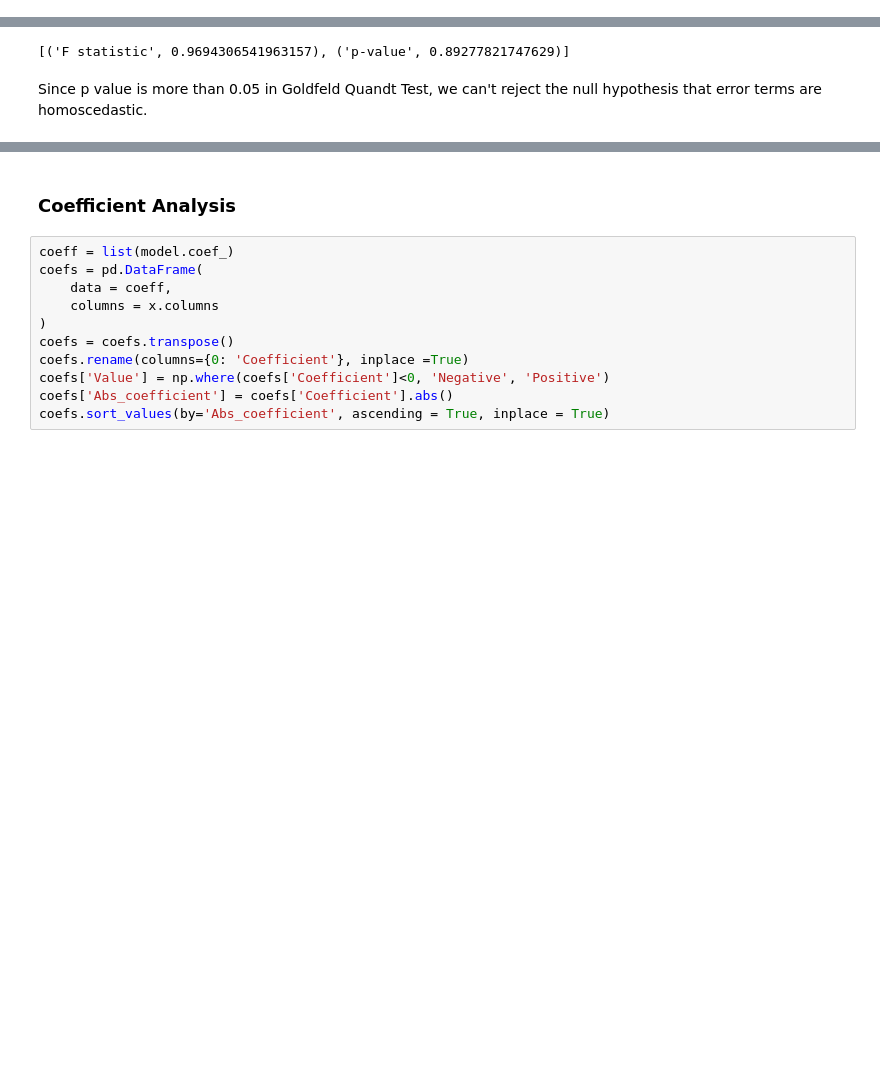
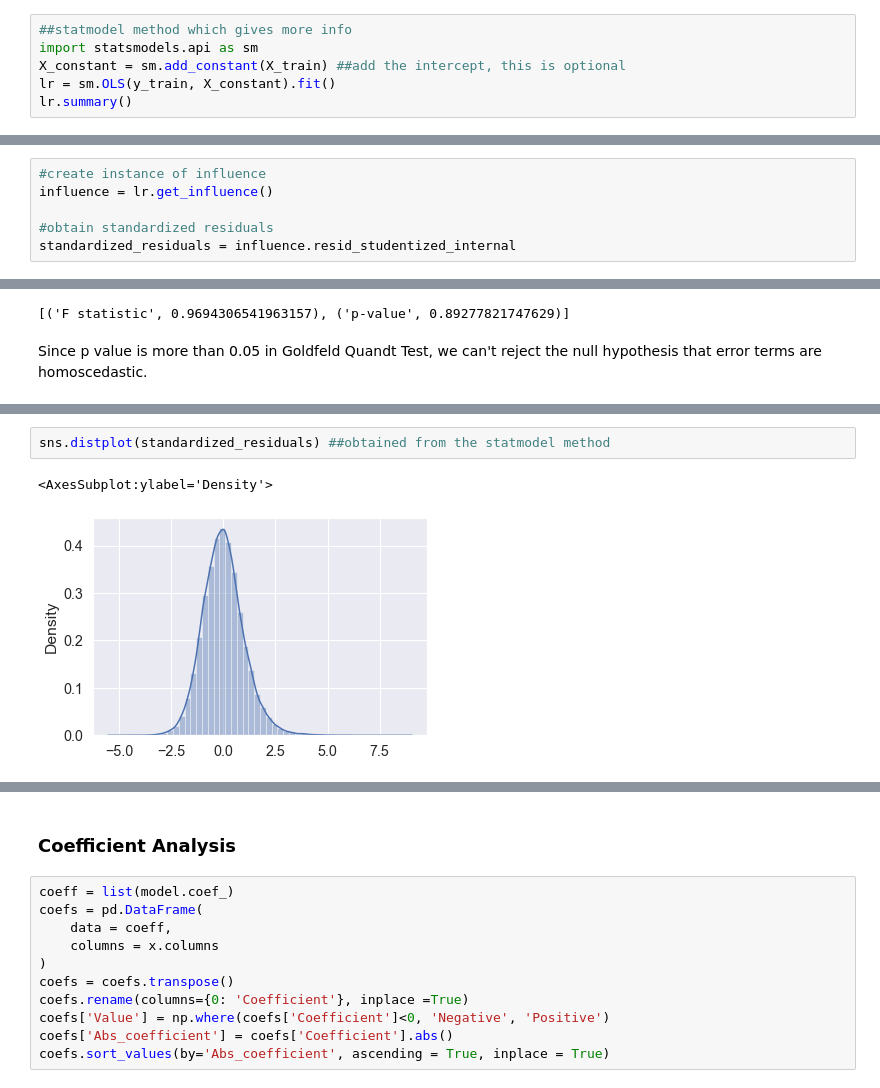
Before and after one commit to milkmanex1/HDB, a Jupyter notebook: Linear Regression.ipynb, the cells around one changed output, grey strips where cells are left out. Drawn from its saved outputs; the diff is of its cells as text; blank space fills up the shorter version.

```diff
--- a/Linear Regression.ipynb
+++ b/Linear Regression.ipynb
@@ -32,3 +30,9 @@ print (X_test.shape, y_test.shape)
 # %% [output]
 (51355, 23) (51355, 1)
 (12839, 23) (12839, 1)
+# %%
+##statmodel method which gives more info
+import statsmodels.api as sm
+X_constant = sm.add_constant(X_train) ##add the intercept, this is optional
+lr = sm.OLS(y_train, X_constant).fit()
+lr.summary()
@@ -35,3 +72,9 @@ print (X_test.shape, y_test.shape)
+# %%
+#create instance of influence
+influence = lr.get_influence()
+
+#obtain standardized residuals
+standardized_residuals = influence.resid_studentized_internal
 # %%
 from sklearn import datasets, linear_model
 from sklearn.metrics import mean_squared_error
@@ -114,0 +189,5 @@ Since p value is more than 0.05 in Goldfeld Quandt Test, we can't reject the nul
+# %%
+sns.distplot(standardized_residuals) ##obtained from the statmodel method
+# %% [output]
+<AxesSubplot:ylabel='Density'>
+[figure, added]
```
Also changed, not shown: parts of 47 cells of this notebook.
